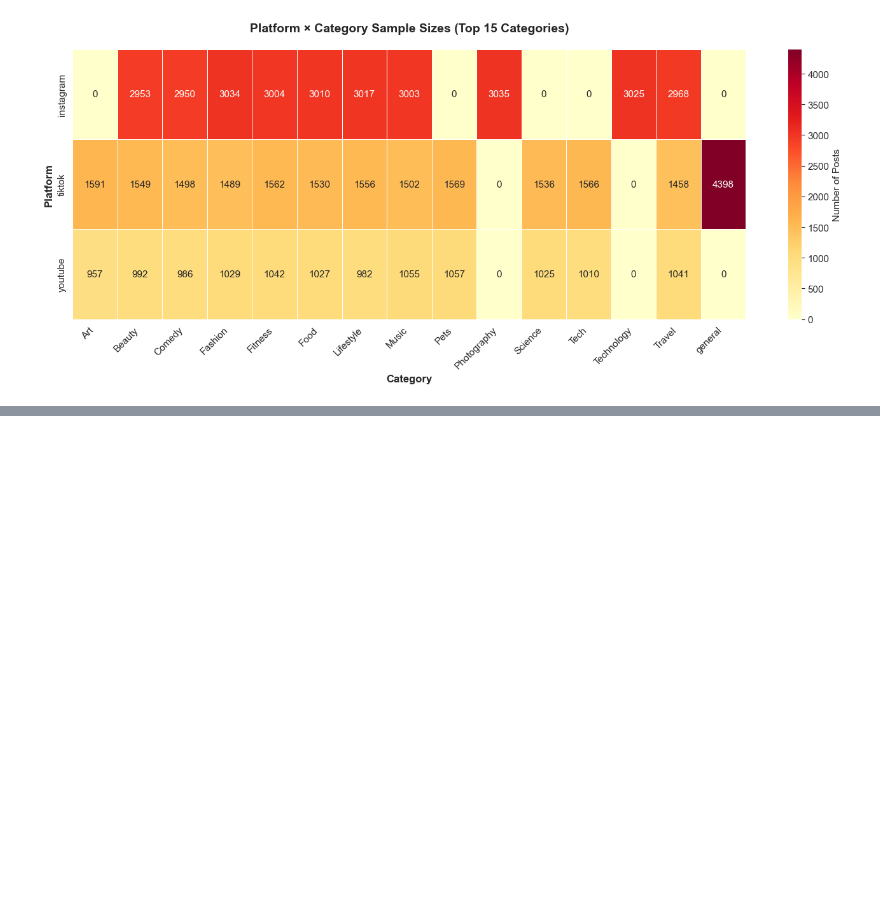
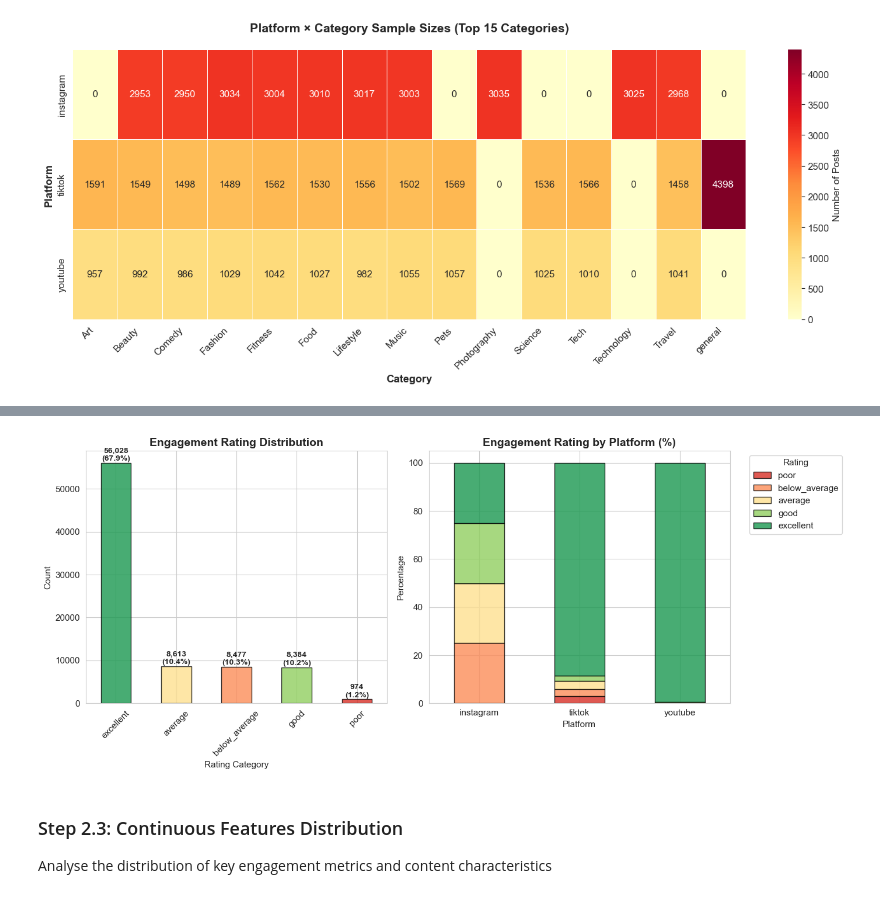
Before and after one commit to sade-oc/creator-compass, a Jupyter notebook: notebooks/eda/engagement_EDA.ipynb, the cells around one changed output, grey strips where cells are left out. Cells and saved outputs as stored; diff of their text form; code cells hidden in the pictures; blank space fills up the shorter version.

```diff
--- a/notebooks/eda/engagement_EDA.ipynb
+++ b/notebooks/eda/engagement_EDA.ipynb
@@ -293,0 +417,48 @@ plt.show()
+# %%
+# Visualize engagement rating distribution
+fig, axes = plt.subplots(1, 2, figsize=(14, 6))
+
+# Bar chart - overall distribution
+rating_counts_sorted = df['engagement_rating'].value_counts()
+colors_map = {'poor': '#d73027', 'below_average': '#fc8d59', 'average': '#fee090',
+              'good': '#91cf60', 'excellent': '#1a9850'}
+colors = [colors_map.get(cat, 'steelblue') for cat in rating_counts_sorted.index]
+
+rating_counts_sorted.plot(kind='bar', ax=axes[0], color=colors, edgecolor='black', alpha=0.8)
+axes[0].set_title('Engagement Rating Distribution', fontsize=14, fontweight='bold')
+axes[0].set_xlabel('Rating Category')
+axes[0].set_ylabel('Count')
+axes[0].tick_params(axis='x', rotation=45)
+
+# Add count and percentage labels
+for i, (cat, count) in enumerate(rating_counts_sorted.items()):
+    pct = (count / len(df)) * 100
+    axes[0].text(i, count + 500, f'{count:,}\n({pct:.1f}%)',
+                ha='center', fontweight='bold', fontsize=10)
+
+# By platform
+rating_by_platform = pd.crosstab(df['platform'], df['engagement_rating'], normalize='index') * 100
+
+# Reorder columns if possible
+try:
+    rating_by_platform = rating_by_platform.reindex(columns=rating_order, fill_value=0)
+except:
+    pass
+
+rating_by_platform.plot(kind='bar', stacked=True, ax=axes[1],
+                        color=[colors_map.get(col, 'gray') for col in rating_by_platform.columns],
+                        edgecolor='black', alpha=0.8)
+axes[1].set_title('Engagement Rating by Platform (%)', fontsize=14, fontweight='bold')
+axes[1].set_xlabel('Platform')
+axes[1].set_ylabel('Percentage')
+axes[1].tick_params(axis='x', rotation=0)
+axes[1].legend(title='Rating', bbox_to_anchor=(1.05, 1), loc='upper left')
+
+plt.tight_layout()
+plt.show()
+# %% [output]
+[figure, added]
+# %% [markdown]
+### Step 2.3: Continuous Features Distribution
+
+Analyse the distribution of key engagement metrics and content characteristics
```
Also changed, not shown: parts of 41 cells of this notebook.
